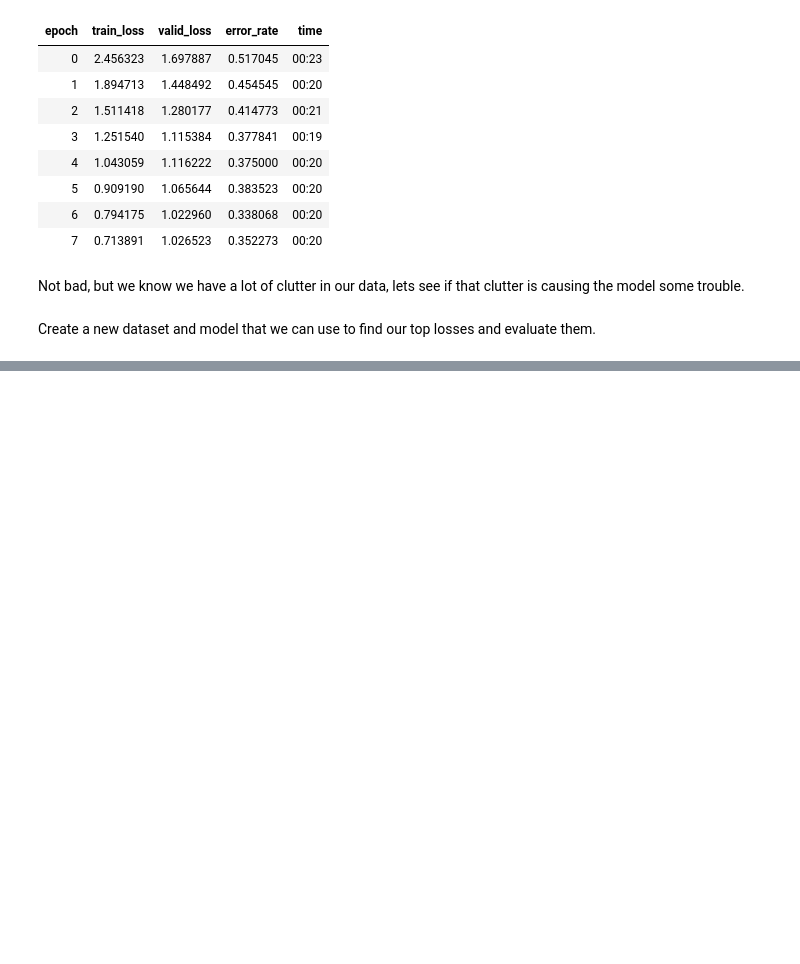
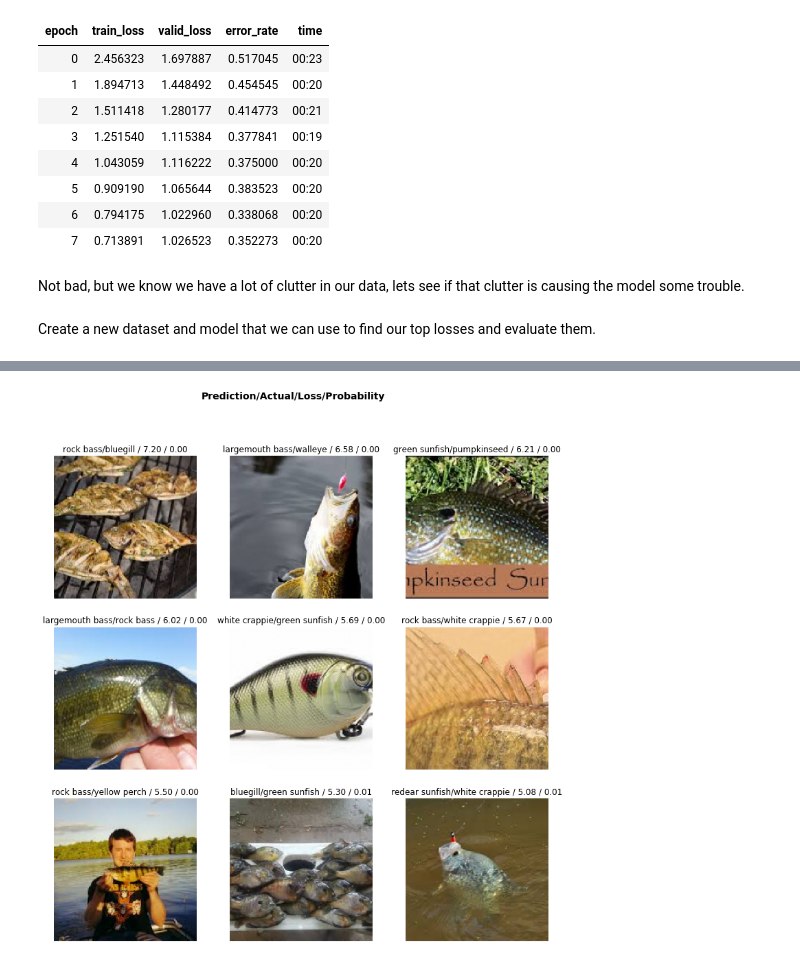
Before and after one commit to JQCoburn/fish-id, a Jupyter notebook: Lesson 2 Fish Identification Model with More Data.ipynb, the cells around one changed output, grey strips where cells are left out. Cells and saved outputs as stored; diff of their text form; code cells hidden in the pictures; blank space fills up the shorter version.

```diff
--- a/Lesson 2 Fish Identification Model with More Data.ipynb
+++ b/Lesson 2 Fish Identification Model with More Data.ipynb
@@ -101,0 +138,2 @@ HBox(children=(VBox(children=(Image(value=b'\xff\xd8\xff\xe0\x00\x10JFIF\x00\x01
+# %%
+fishLearner.fit_one_cycle(3)
@@ -101,0 +145,2 @@ HBox(children=(VBox(children=(Image(value=b'\xff\xd8\xff\xe0\x00\x10JFIF\x00\x01
+# %%
+fishLearner.fit_one_cycle(3)
@@ -101,0 +152,2 @@ HBox(children=(VBox(children=(Image(value=b'\xff\xd8\xff\xe0\x00\x10JFIF\x00\x01
+# %%
+fishLearner.fit_one_cycle(8, max_lr=3e-5)
@@ -101,0 +186,2 @@ HBox(children=(VBox(children=(Image(value=b'\xff\xd8\xff\xe0\x00\x10JFIF\x00\x01
+# %%
+results = ClassificationInterpretation.from_learner(fishLearner)
@@ -101,0 +190,4 @@ HBox(children=(VBox(children=(Image(value=b'\xff\xd8\xff\xe0\x00\x10JFIF\x00\x01
+# %%
+results.plot_top_losses(9,figsize=(13,13))
+# %% [output]
+[figure, added]
```
Also changed, not shown: parts of 17 cells of this notebook.
